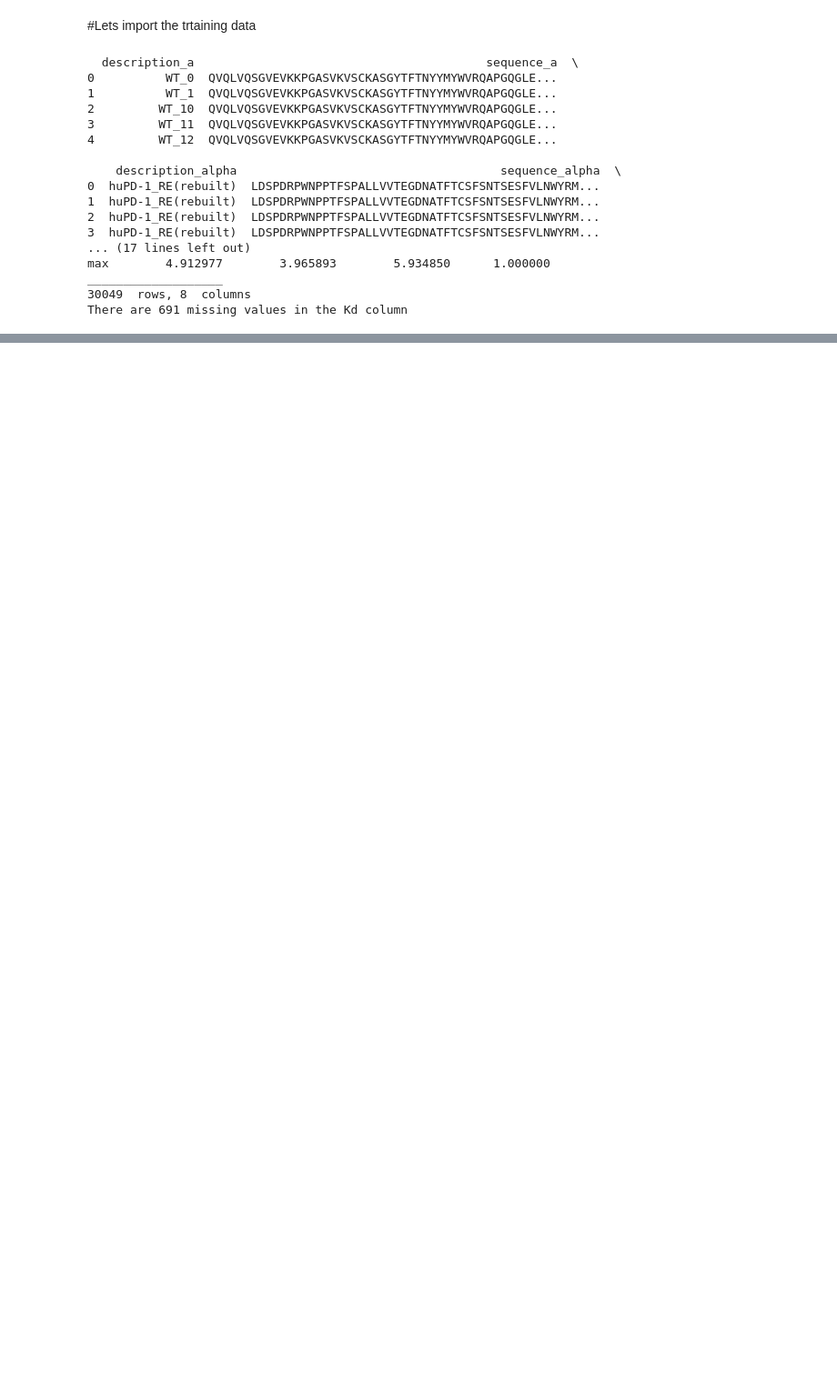
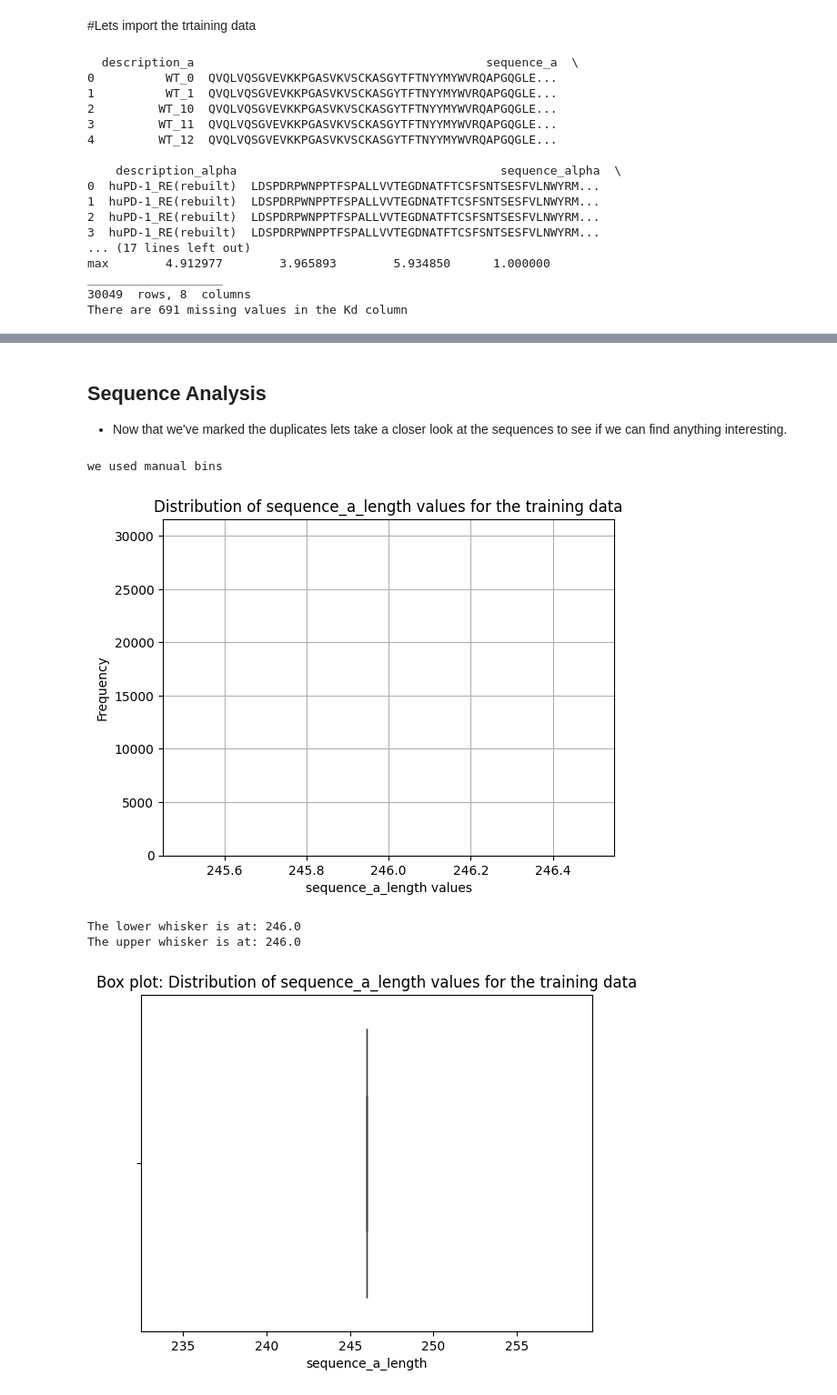
Before and after one commit to eitanzeev/-_bio_challenge, a Jupyter notebook: a_alpha_data_exploration.ipynb, the cells around one changed output, grey strips where cells are left out. Shown at 91% size. Cells and saved outputs as stored; diff of their text form; code cells hidden in the pictures; blank space fills up the shorter version.

```diff
--- a/a_alpha_data_exploration.ipynb
+++ b/a_alpha_data_exploration.ipynb
@@ -85,0 +193,34 @@ ______________________________
+# %%
+#Lets check some counts. Are there duplicate descriptions or sequence_a?
+
+unique_sequence_as = len(training_data['sequence_a'].unique())
+unique_description_as = len(training_data['description_a'].unique())
+unique_sequence_alpha = len(training_data['sequence_alpha'].unique())
+unique_description_alpha = len(training_data['description_alpha'].unique())
+
+print('____________________________')
+print('There are ' + str(unique_description_as) + ' unique description_a')
+print('There are ' + str(unique_sequence_as) + ' unique sequence_a')
+print('There are ' + str(unique_sequence_alpha) + ' unique sequence_alpha')
+print('There are ' + str(unique_description_alpha) + ' unique description_alpha')
+print('____________________________')
+
+#Count of sequence_a per description
+description_a_grouped = training_data.groupby('description_a').count()
+description_a_counts = description_a_grouped['sequence_a']
+description_a_grouped.reset_index(inplace=True)
+if any(description_a_counts > 1):
+    print('There are ' + str(len(description_a_grouped[description_a_grouped > 1])) + ' description_a with more than 1 sequence_a')
+    mult_seqs = description_a_grouped.loc[description_a_grouped['description_a'] > 1, 'sequence_a'].tolist()
+
+sequence_a_grouped = training_data.groupby('sequence_a').count()
+sequence_a_counts = sequence_a_grouped['description_a']
+sequence_a_grouped.reset_index(inplace=True)
+if any(sequence_a_counts > 1):
+    print('There are ' + str(len(sequence_a_counts[sequence_a_counts > 1])) + ' sequence_a with more than 1 description')
+    #Print out the sequence_as with more than 1 description
+    mult_descs = sequence_a_grouped.loc[sequence_a_grouped['description_a'] > 1, 'sequence_a'].tolist()
+
+
+#Lets mark the sequence_as with mutliple descriptions with a flag
+training_data['multiple_desc_a'] = np.where(training_data['sequence_a'].isin(mult_descs), 1, 0)
@@ -85,0 +235,15 @@ ______________________________
+# %% [markdown]
+## Sequence Analysis
+- Now that we've marked the duplicates lets take a closer look at the sequences to see if we can find anything interesting.
+# %%
+training_data['sequence_a_length'] = training_data['sequence_a'].apply(lambda x: len(x))
+
+#Lets check the distribution of sequence_a lengths
+histogram_plot_distribution(data = training_data, column = 'sequence_a_length', bins_manual = 400)
+kd_lower_whisker, kd_upper_whisker = boxplot_distribution_outlier_analysis(data = training_data, column = 'sequence_a_length')
+# %% [output]
+we used manual bins
+[figure, added]
+The lower whisker is at: 246.0
+The upper whisker is at: 246.0
+[figure, added]
```
Also changed, not shown: parts of 20 cells of this notebook.
